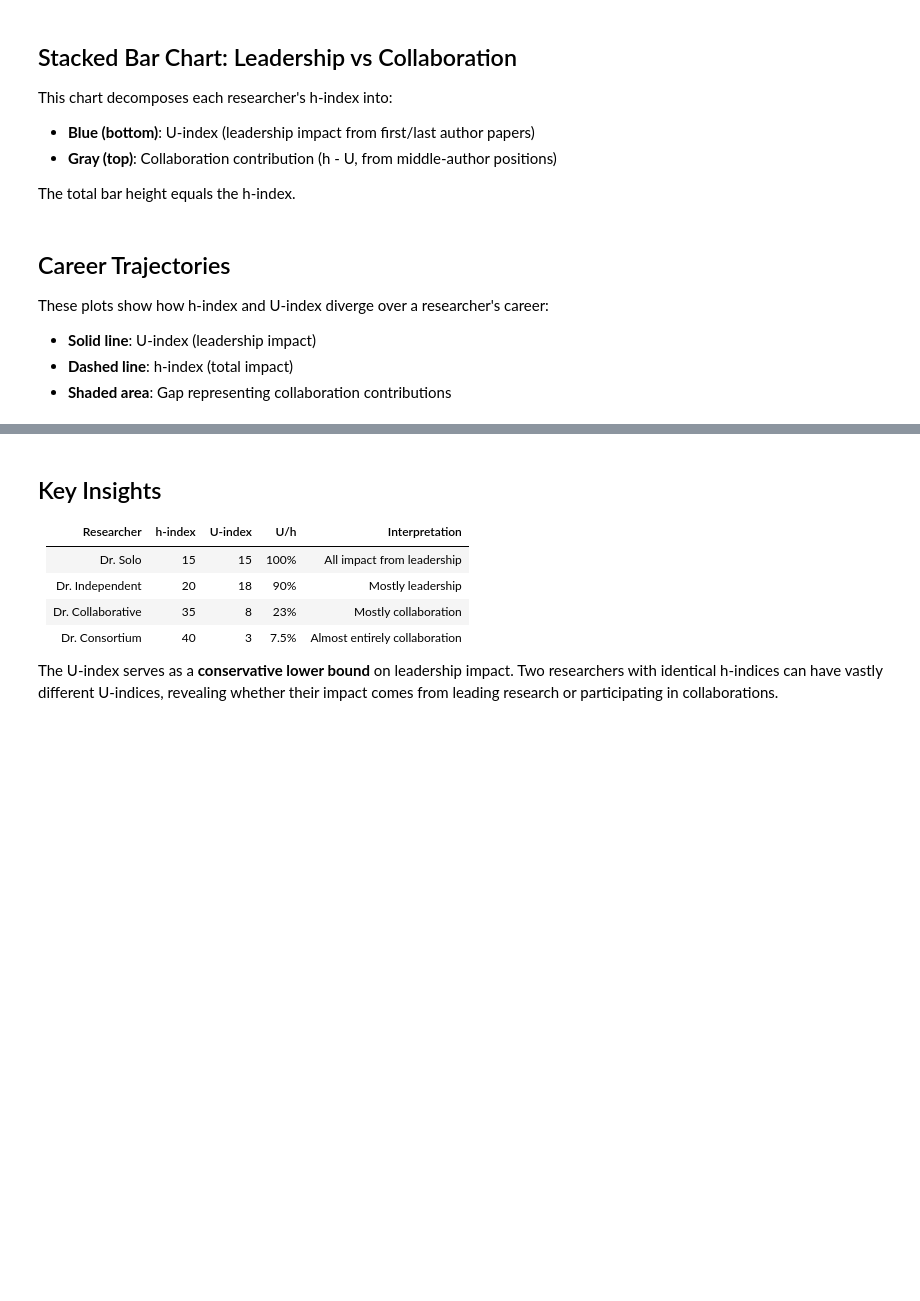
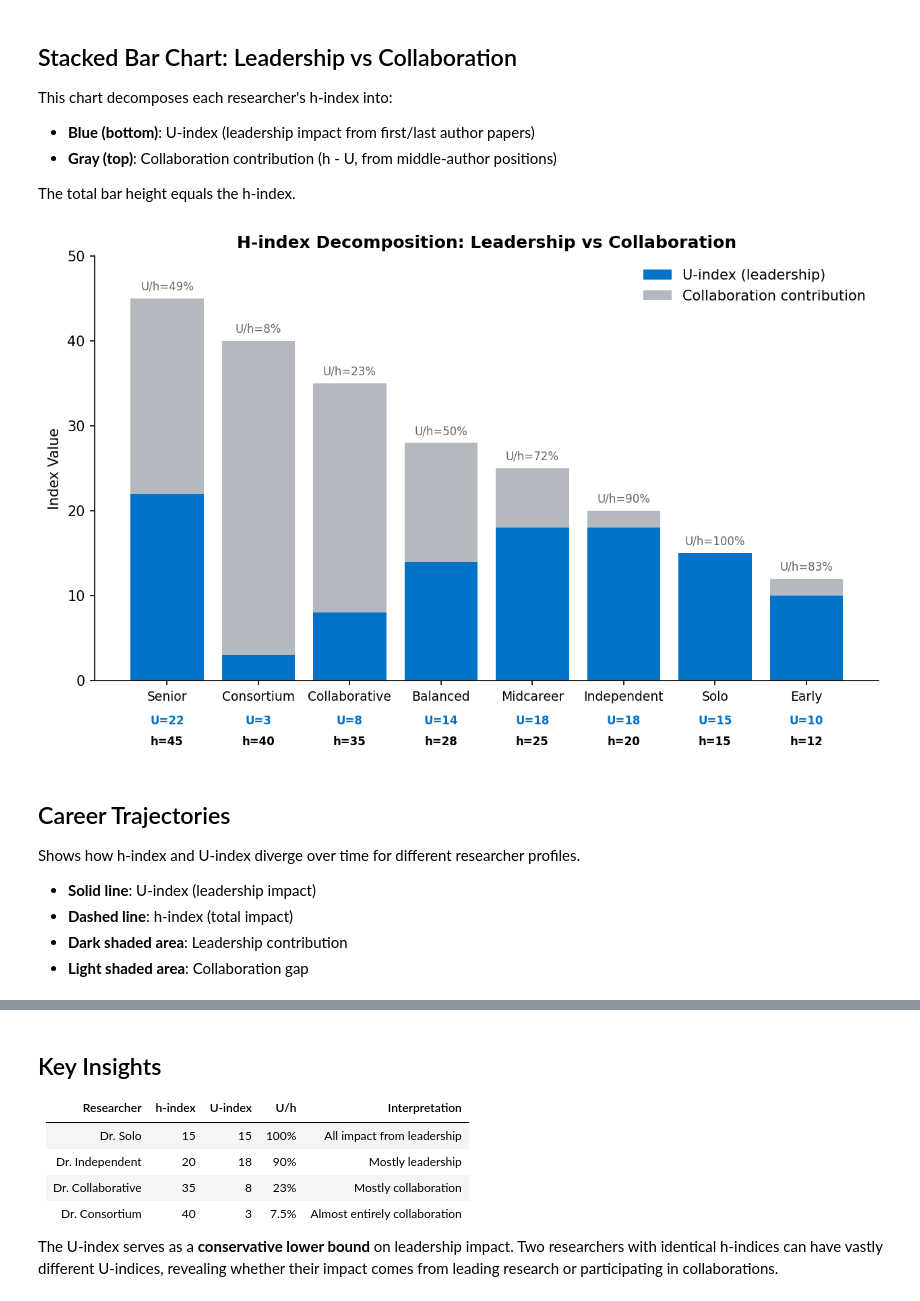
Before and after one commit to renato-umeton/u-index, a Jupyter notebook: examples/u_index_visualizations.ipynb, the cells around one changed output, grey strips where cells are left out. Saved outputs shown, nothing was run; the diff lists cells and outputs as text; code cells hidden in the pictures; blank space fills up the shorter version.

```diff
--- a/examples/u_index_visualizations.ipynb
+++ b/examples/u_index_visualizations.ipynb
@@ -122,7 +227,61 @@ create_comparison_chart().show()
+# %%
+def create_bar_chart():
+    """Create stacked bar chart comparing h and U across all researchers."""
+
+    sorted_researchers = sorted(RESEARCHERS, key=lambda r: r["h"], reverse=True)
+
+    names = [r["name"].replace("Dr. ", "") for r in sorted_researchers]
+    h_values = [r["h"] for r in sorted_researchers]
+    u_values = [r["u"] for r in sorted_researchers]
+    collab_values = [h - u for h, u in zip(h_values, u_values)]
+    ratios = [f"{u/h:.0%}" for h, u in zip(h_values, u_values)]
+
+    fig, ax = plt.subplots(figsize=(10, 6), dpi=150)
+
+    x = range(len(names))
+
+    # U-index bars (bottom)
+    ax.bar(x, u_values, color="#0073c8", label="U-index (leadership)")
+
+    # Collaboration bars (top)
+    ax.bar(x, collab_values, bottom=u_values, color="#6b7280", alpha=0.5,
+           label="Collaboration contribution")
+
+    # Add ratio labels
+    for i, (h, ratio) in enumerate(zip(h_values, ratios)):
+        ax.annotate(f"U/h={ratio}", (i, h + 1), ha="center", fontsize=8, color="#666")
+
+    ax.set_xticks(x)
+    ax.set_xticklabels(names, fontsize=9)
+    ax.set_xlabel("")
+    ax.set_ylabel("Index Value", fontsize=10)
+    ax.set_title("H-index Decomposition: Leadership vs Collaboration", fontsize=12, fontweight="bold")
+    ax.legend(loc="upper right", frameon=False)
+    ax.spines["top"].set_visible(False)
+    ax.spines["right"].set_visible(False)
+    ax.set_ylim(0, max(h_values) + 5)
+
+    # Add U and h values as text below each bar using axis transform
+    trans = ax.get_xaxis_transform()
+    for i, (u, h) in enumerate(zip(u_values, h_values)):
+        ax.text(i, -0.08, f"U={u}", ha="center", va="top", fontsize=8,
+                color="#0073c8", fontweight="bold", transform=trans)
+        ax.text(i, -0.13, f"h={h}", ha="center", va="top", fontsize=8,
+                color="black", fontweight="bold", transform=trans)
+
+    plt.subplots_adjust(bottom=0.18)
+    return fig
+
+create_bar_chart()
+plt.show()
+# %% [output]
+[figure, added]
 # %% [markdown]
 ## Career Trajectories
 
-These plots show how h-index and U-index diverge over a researcher's career:
+Shows how h-index and U-index diverge over time for different researcher profiles.
+
 - **Solid line**: U-index (leadership impact)
 - **Dashed line**: h-index (total impact)
-- **Shaded area**: Gap representing collaboration contributions
+- **Dark shaded area**: Leadership contribution
+- **Light shaded area**: Collaboration gap
```
Also changed, not shown: parts of 17 cells of this notebook, 1 other file.
